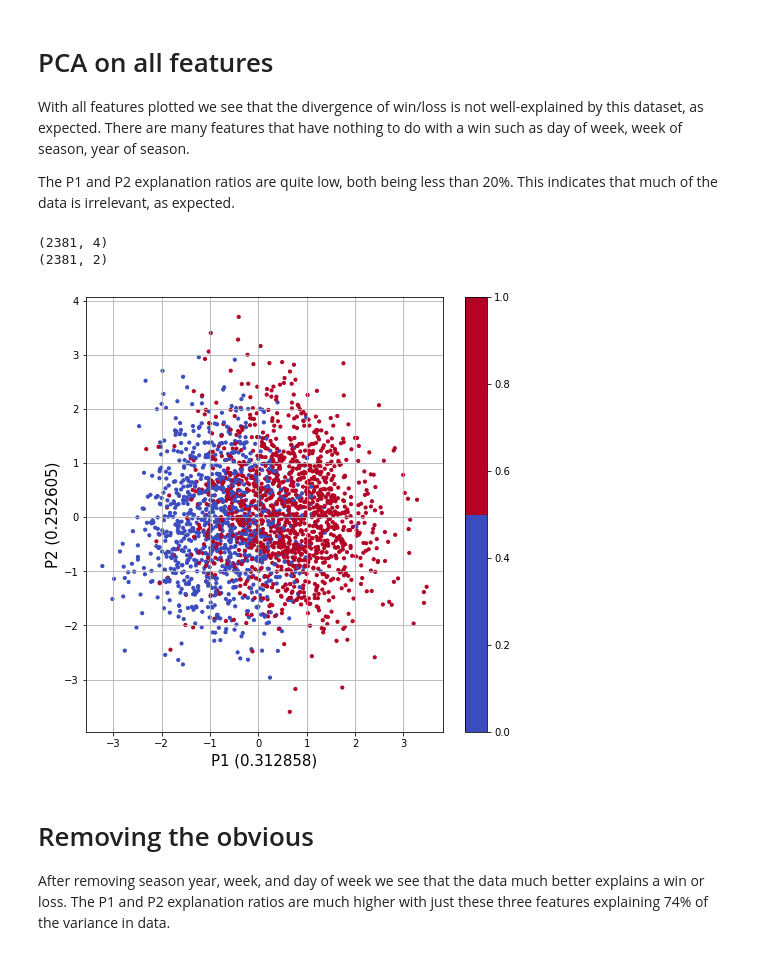
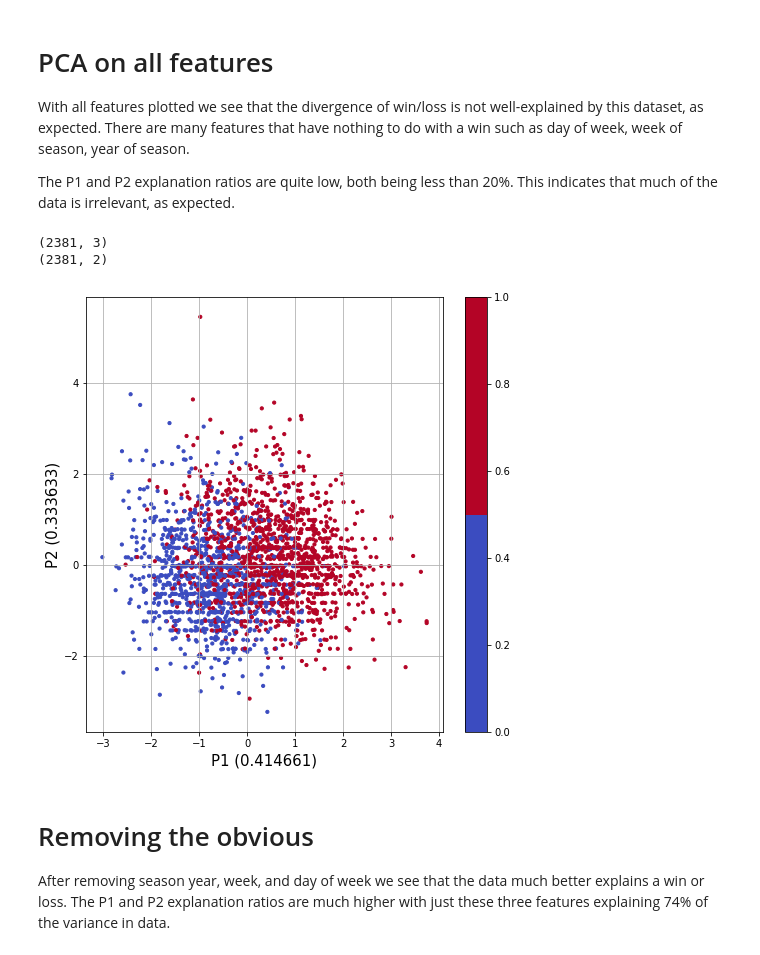
Before and after one commit to nrstott/nfldb_data_exploration, a Jupyter notebook: PCA.ipynb, the cells around one changed output. Drawn from its saved outputs; the diff is of its cells as text; code cells hidden in the pictures.

```diff
--- a/PCA.ipynb
+++ b/PCA.ipynb
@@ -138,11 +138,11 @@ features that have nothing to do with a win such as day of week, week of season,
 
 The P1 and P2 explanation ratios are quite low, both being less than 20%. This indicates that much of the data is irrelevant, as expected.
 # %%
-df_pca(agg_game_drive, ['start_field', 'penalty_yards', 'yards_gained', 'turnover_differential'], 'home_win', title='Field Position and Turnovers')
+df_pca(agg_game_drive, ['start_field', 'penalty_yards', 'turnover_differential'], 'home_win', title='Field Position and Turnovers')
 # %% [output]
-(2381, 4)
+(2381, 3)
 (2381, 2)
-[figure, old version]
+[figure, new version]
 # %% [markdown]
 # Removing the obvious
 
```
Also changed, not shown: parts of 10 cells of this notebook.
